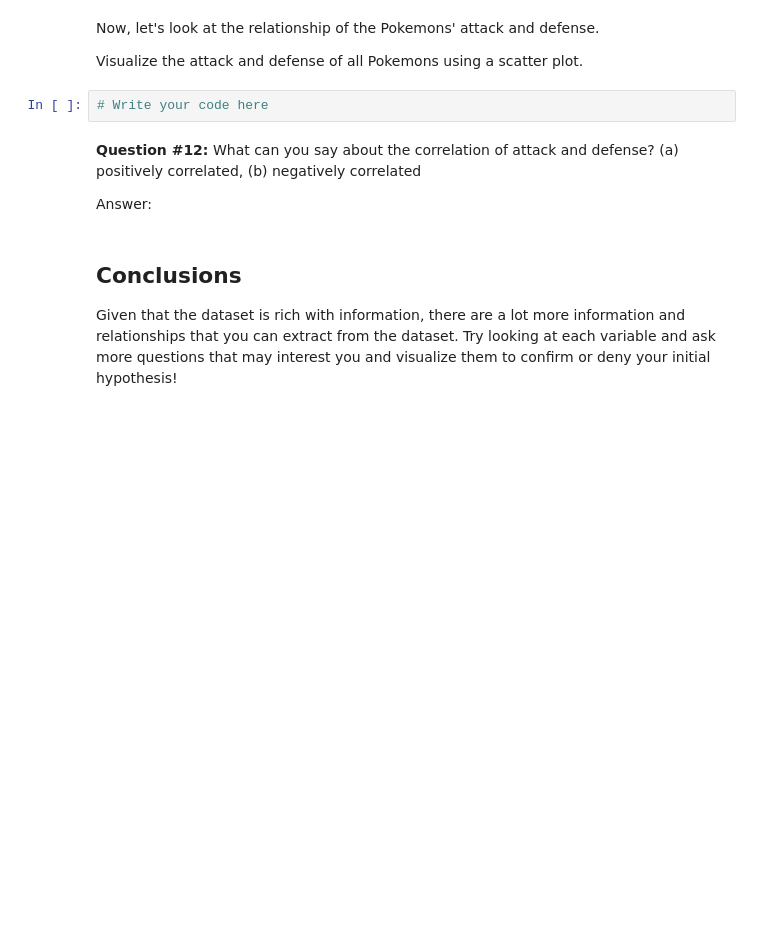
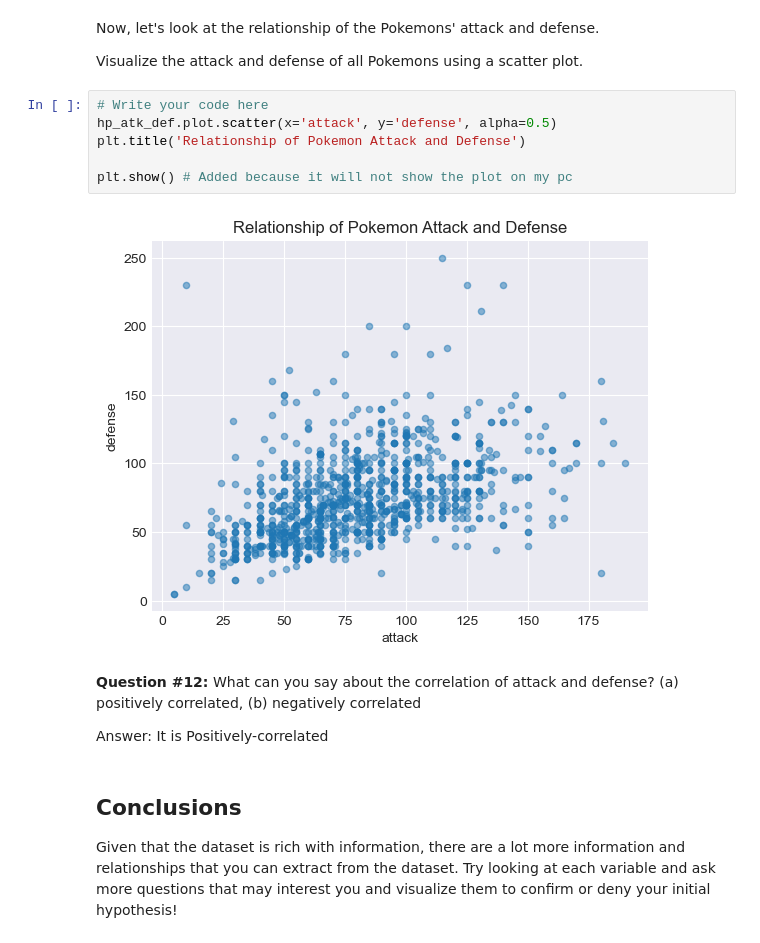
Before and after one commit to DennisAlwyn/DATA100_Graded_Notebook_5-Exploring_Pokemon_Data, a Jupyter notebook: 4 - Exploring Pokemon Data.ipynb, the cells around one changed output. Cells and saved outputs as stored; diff of their text form; blank space fills up the shorter version.

```diff
--- a/4 - Exploring Pokemon Data.ipynb
+++ b/4 - Exploring Pokemon Data.ipynb
@@ -332,12 +649,18 @@ In most cases, to test whether the correlation is significant or not, a statisti
 Now, let's look at the relationship of the Pokemons' attack and defense.
 
 Visualize the attack and defense of all Pokemons using a scatter plot.
-# %%
-# Write your code here
+# %%
+# Write your code here
+hp_atk_def.plot.scatter(x='attack', y='defense', alpha=0.5)
+plt.title('Relationship of Pokemon Attack and Defense')
+
+plt.show() # Added because it will not show the plot on my pc
+# %% [output]
+[figure, added]
 # %% [markdown]
 **Question #12:** What can you say about the correlation of attack and defense? (a) positively correlated, (b) negatively correlated
 
-Answer:
+Answer: It is Positively-correlated
 # %% [markdown]
 ## Conclusions
 
```
Also changed, not shown: parts of 43 cells of this notebook.
